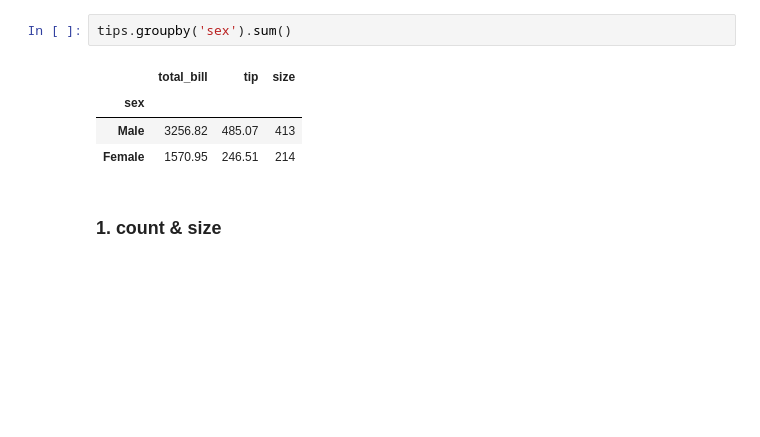
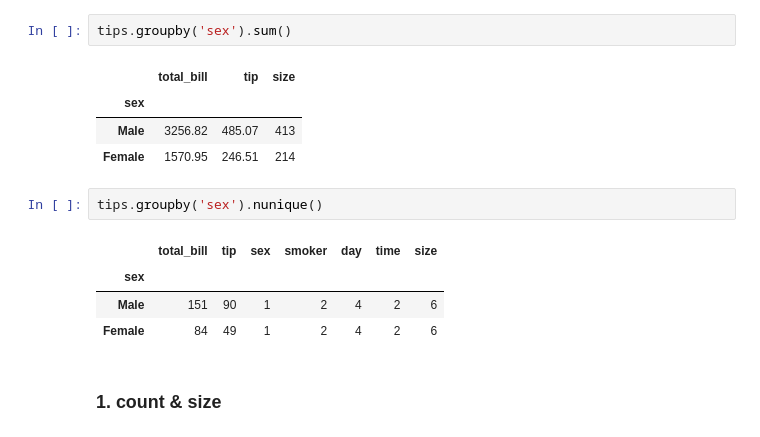
Before and after one commit to yahwang/Data-Processing-With-Pandas-Note, a Jupyter notebook: preprocessing/group_preprocess.ipynb, the cells around one changed output. Saved outputs shown, nothing was run; the diff lists cells and outputs as text; blank space fills up the shorter version.

```diff
--- a/preprocessing/group_preprocess.ipynb
+++ b/preprocessing/group_preprocess.ipynb
@@ -43,6 +43,13 @@ tips.groupby('sex').sum()
 | sex |  |  |  |
 | Male | 3256.82 | 485.07 | 413 |
 | Female | 1570.95 | 246.51 | 214 |
+# %%
+tips.groupby('sex').nunique()
+# %% [output]
+|  | total_bill | tip | sex | smoker | day | time | size |
+| sex |  |  |  |  |  |  |  |
+| Male | 151 | 90 | 1 | 2 | 4 | 2 | 6 |
+| Female | 84 | 49 | 1 | 2 | 4 | 2 | 6 |
 # %% [markdown]
 ### 1. count & size
 # %% [markdown]
```
Also changed, not shown: 5 other files.
